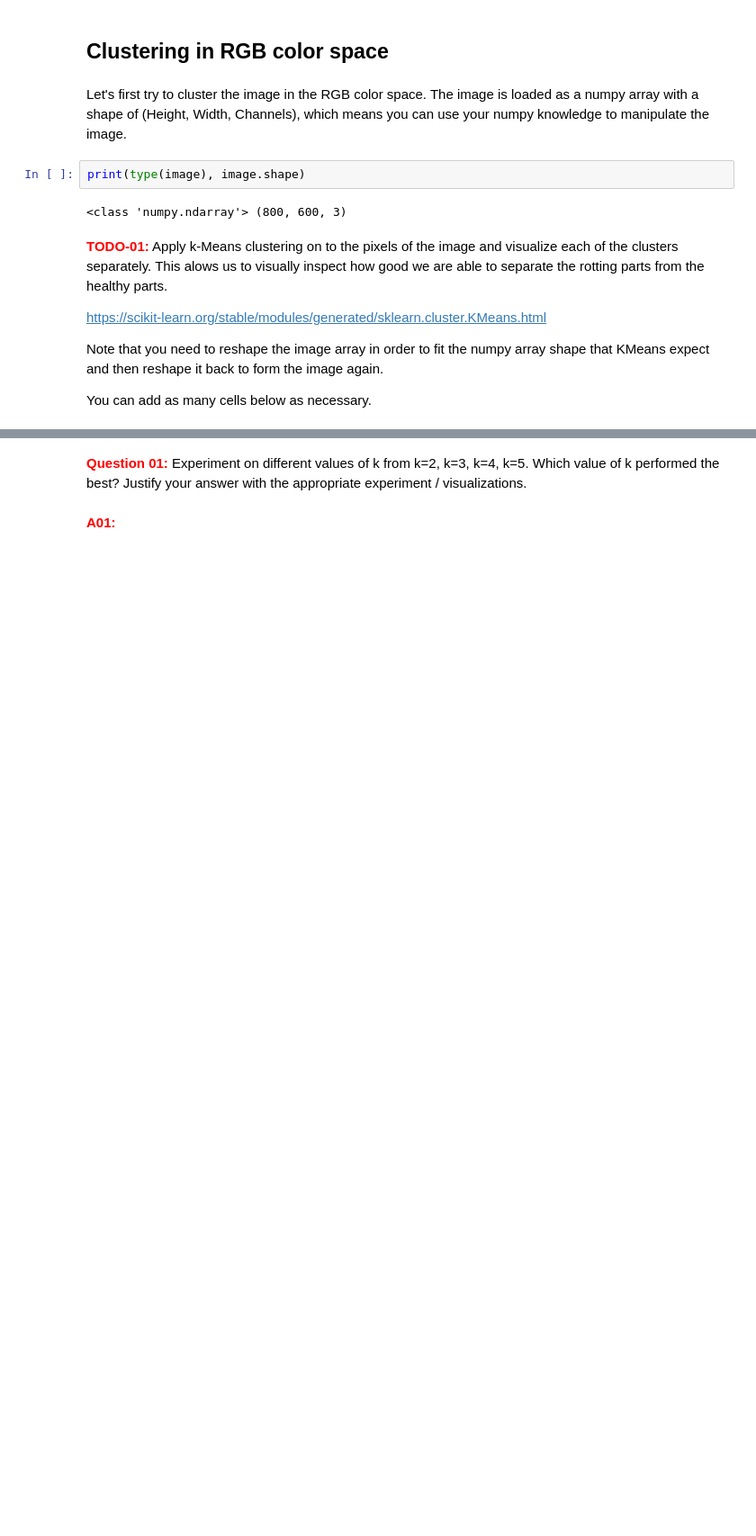
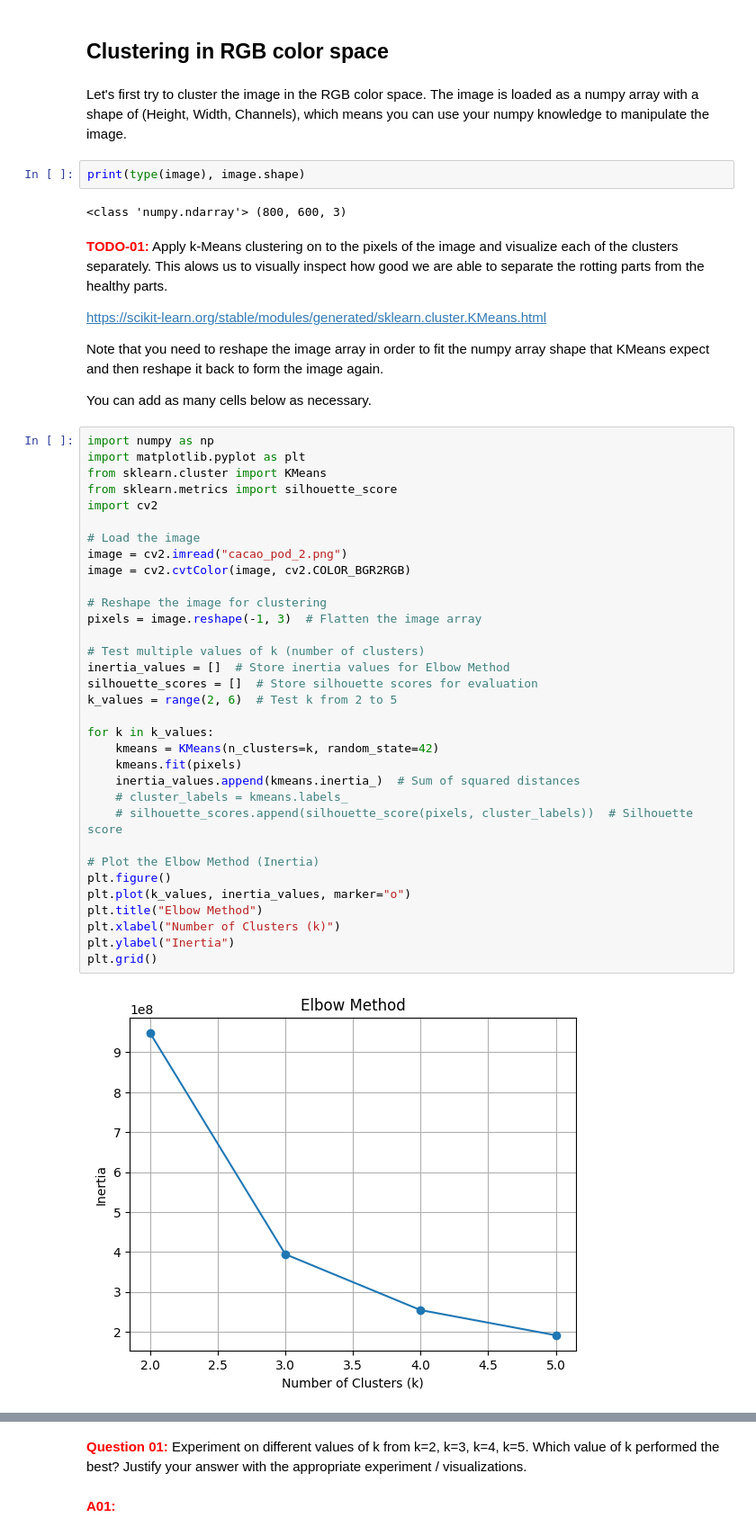
Before and after one commit to ningerdinger/KTAI2, a Jupyter notebook: 2.2 - Computer Vision.ipynb, the cells around one changed output, grey strips where cells are left out. Shown at 90% size. Saved outputs shown, nothing was run; the diff lists cells and outputs as text; blank space fills up the shorter version.

```diff
--- a/2.2 - Computer Vision.ipynb
+++ b/2.2 - Computer Vision.ipynb
@@ -61,3 +61,38 @@ https://scikit-learn.org/stable/modules/generated/sklearn.cluster.KMeans.html
 Note that you need to reshape the image array in order to fit the numpy array shape that KMeans expect and then reshape it back to form the image again.
 
 You can add as many cells below as necessary.
+# %%
+import numpy as np
+import matplotlib.pyplot as plt
+from sklearn.cluster import KMeans
+from sklearn.metrics import silhouette_score
+import cv2
+
+# Load the image
+image = cv2.imread("cacao_pod_2.png")
+image = cv2.cvtColor(image, cv2.COLOR_BGR2RGB)
+
+# Reshape the image for clustering
+pixels = image.reshape(-1, 3)  # Flatten the image array
+
+# Test multiple values of k (number of clusters)
+inertia_values = []  # Store inertia values for Elbow Method
+silhouette_scores = []  # Store silhouette scores for evaluation
+k_values = range(2, 6)  # Test k from 2 to 5
+
+for k in k_values:
+    kmeans = KMeans(n_clusters=k, random_state=42)
+    kmeans.fit(pixels)
+    inertia_values.append(kmeans.inertia_)  # Sum of squared distances
+    # cluster_labels = kmeans.labels_
+    # silhouette_scores.append(silhouette_score(pixels, cluster_labels))  # Silhouette score
+
+# Plot the Elbow Method (Inertia)
+plt.figure()
+plt.plot(k_values, inertia_values, marker="o")
+plt.title("Elbow Method")
+plt.xlabel("Number of Clusters (k)")
+plt.ylabel("Inertia")
+plt.grid()
+# %% [output]
+[figure, added]
```
Also changed, not shown: parts of 10 cells of this notebook.
